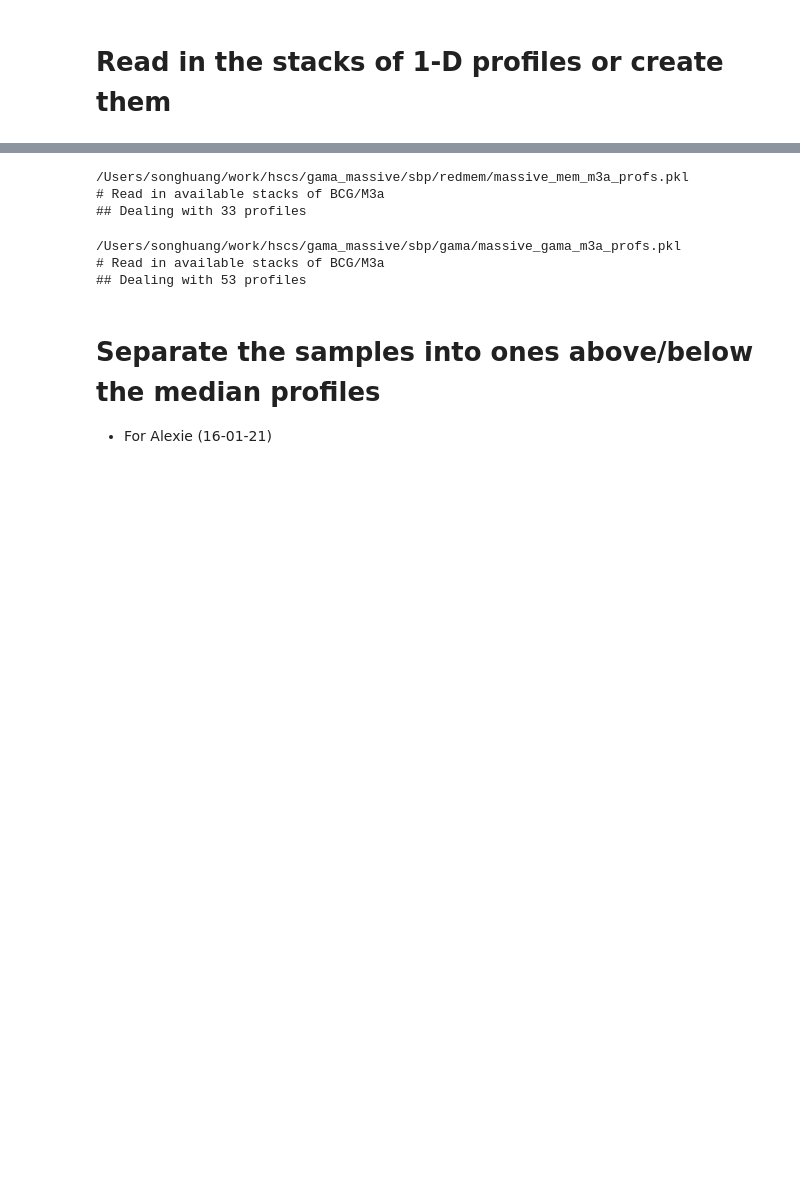
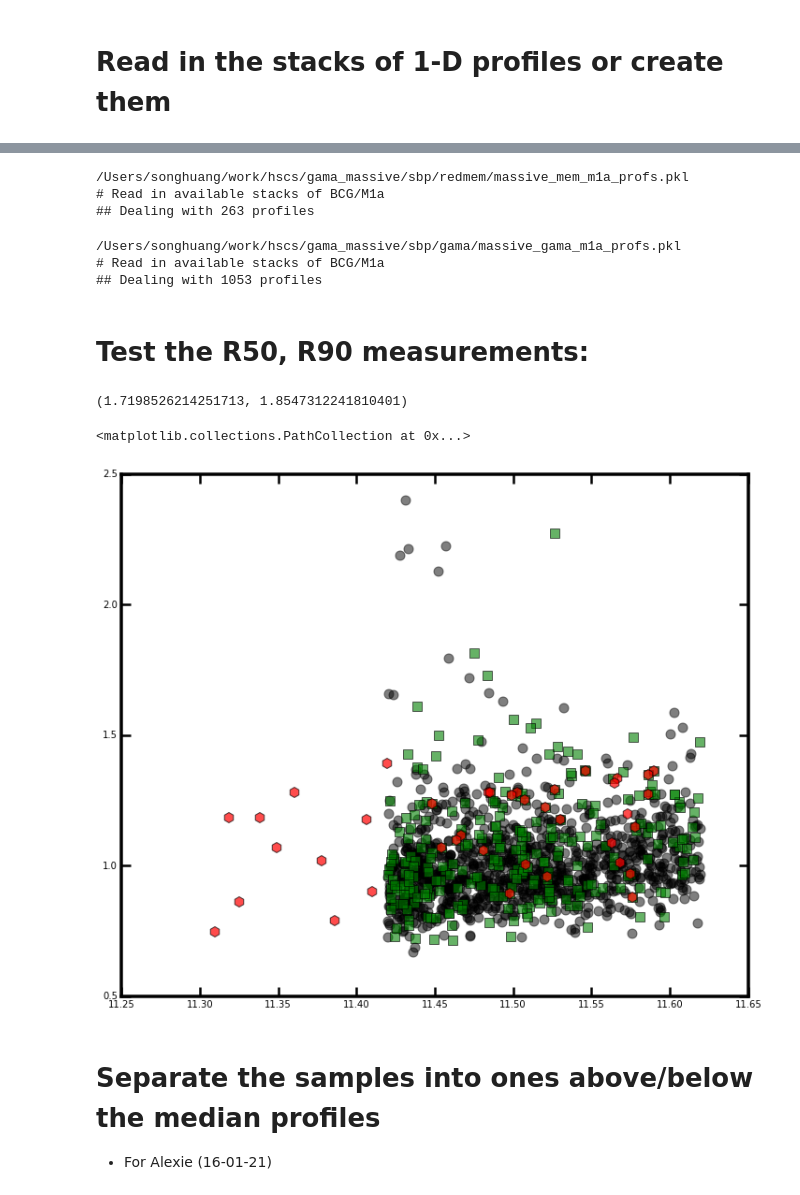
Before and after one commit to dr-guangtou/hsc_redbcg, a Jupyter notebook: note/getAverageProfile.ipynb, the cells around one changed output, grey strips where cells are left out. Drawn from its saved outputs; the diff is of its cells as text; code cells hidden in the pictures; blank space fills up the shorter version.

Commit message:
getFracRadius()

```diff
--- a/note/getAverageProfile.ipynb
+++ b/note/getAverageProfile.ipynb
@@ -370,8 +391,8 @@ else:
 # %% [markdown]
 # Read in the catalogs for certain subsample:
 # %%
-suffixT = 'M3a'
-suffixP = 'm3a'
+suffixT = 'M1a'
+suffixP = 'm1a'
 usePcen = True
 # %%
 if usePcen:
@@ -413,9 +434,9 @@ else:
 
 print("## Dealing with %d profiles" % len(memProfs))
 # %% [output]
-/Users/songhuang/work/hscs/gama_massive/sbp/redmem/massive_mem_m3a_profs.pkl
-# Read in available stacks of BCG/M3a
-## Dealing with 33 profiles
+/Users/songhuang/work/hscs/gama_massive/sbp/redmem/massive_mem_m1a_profs.pkl
+# Read in available stacks of BCG/M1a
+## Dealing with 263 profiles
 # %%
 gamaPkl = os.path.join(gamaDir, 'massive_gama_' + suffixP + '_profs.pkl')
 
@@ -428,9 +449,40 @@ else:
 
 print("## Dealing with %d profiles" % len(gamaProfs))
 # %% [output]
-/Users/songhuang/work/hscs/gama_massive/sbp/gama/massive_gama_m3a_profs.pkl
-# Read in available stacks of BCG/M3a
-## Dealing with 53 profiles
+/Users/songhuang/work/hscs/gama_massive/sbp/gama/massive_gama_m1a_profs.pkl
+# Read in available stacks of BCG/M1a
+## Dealing with 1053 profiles
+# %% [markdown]
+# Test the R50, R90 measurements:
+# %%
+gamaR50 = np.log10(np.asarray([getFracRadius(pp, frac=0.5, maxRad=120.0,
+                                             lum='lumI1', returnRatio=False) for pp in gamaProfs]))
+gamaR90 = np.log10(np.asarray([getFracRadius(pp, frac=0.9, maxRad=120.0,
+                                             lum='lumI1', returnRatio=False) for pp in gamaProfs]))
+gamaM100 = np.asarray([(pp.meta['LUM_100'] + pp.meta['LOGM2LI_C']) for pp in gamaProfs])
+
+bcgR50 = np.log10(np.asarray([getFracRadius(pp, frac=0.5, maxRad=120.0,
+                                             lum='lumI1', returnRatio=False) for pp in bcgProfs]))
+bcgR90 = np.log10(np.asarray([getFracRadius(pp, frac=0.9, maxRad=120.0,
+                                             lum='lumI1', returnRatio=False) for pp in bcgProfs]))
+bcgM100 = np.asarray([(pp.meta['LUM_100'] + pp.meta['LOGM2LI_C']) for pp in bcgProfs])
+
+memR50 = np.log10(np.asarray([getFracRadius(pp, frac=0.5, maxRad=120.0,
+                                             lum='lumI1', returnRatio=False) for pp in memProfs]))
+memR90 = np.log10(np.asarray([getFracRadius(pp, frac=0.9, maxRad=120.0,
+                                             lum='lumI1', returnRatio=False) for pp in memProfs]))
+memM100 = np.asarray([(pp.meta['LUM_100'] + pp.meta['LOGM2LI_C']) for pp in memProfs])
+# %%
+np.nanmedian(gamaR90), np.nanmedian(bcgR90)
+# %% [output]
+(1.7198526214251713, 1.8547312241810401)
+# %%
+plt.scatter(gamaM100, gamaR50, c='k', marker='o', s=100, alpha=0.5)
+plt.scatter(memM100, memR50, c='g', marker='s', s=100, alpha=0.6)
+plt.scatter(bcgM100, bcgR50, c='r', marker='h', s=120, alpha=0.7)
+# %% [output]
+<matplotlib.collections.PathCollection at 0x...>
+[figure, added]
 # %% [markdown]
 # Separate the samples into ones above/below the median profiles
 
```
Also changed, not shown: parts of 2 cells of this notebook.
